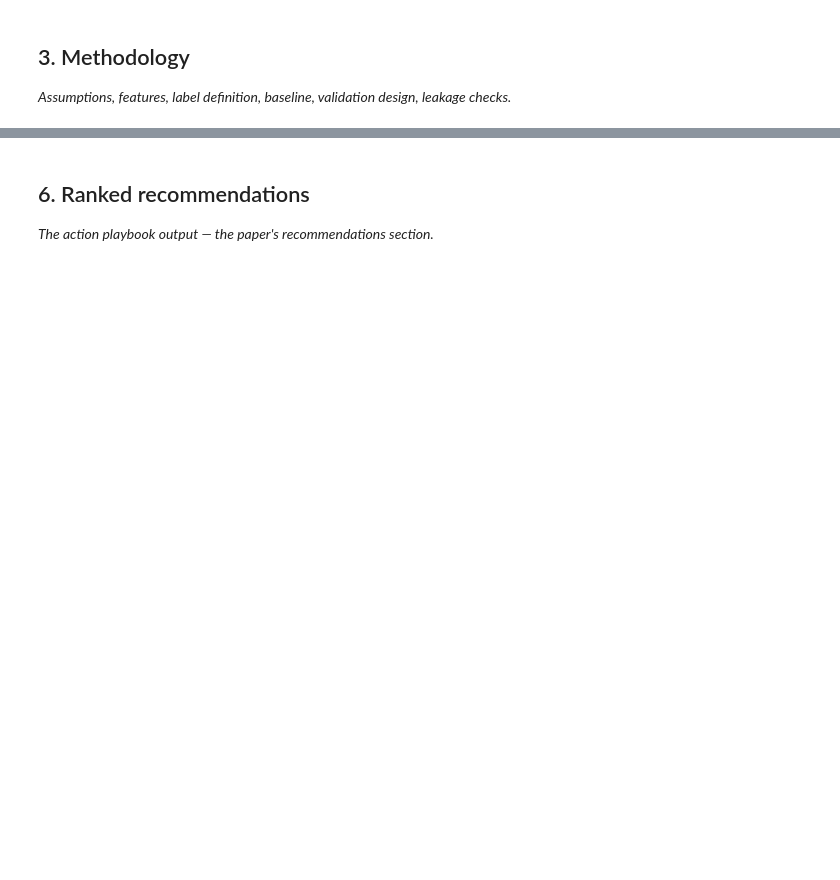
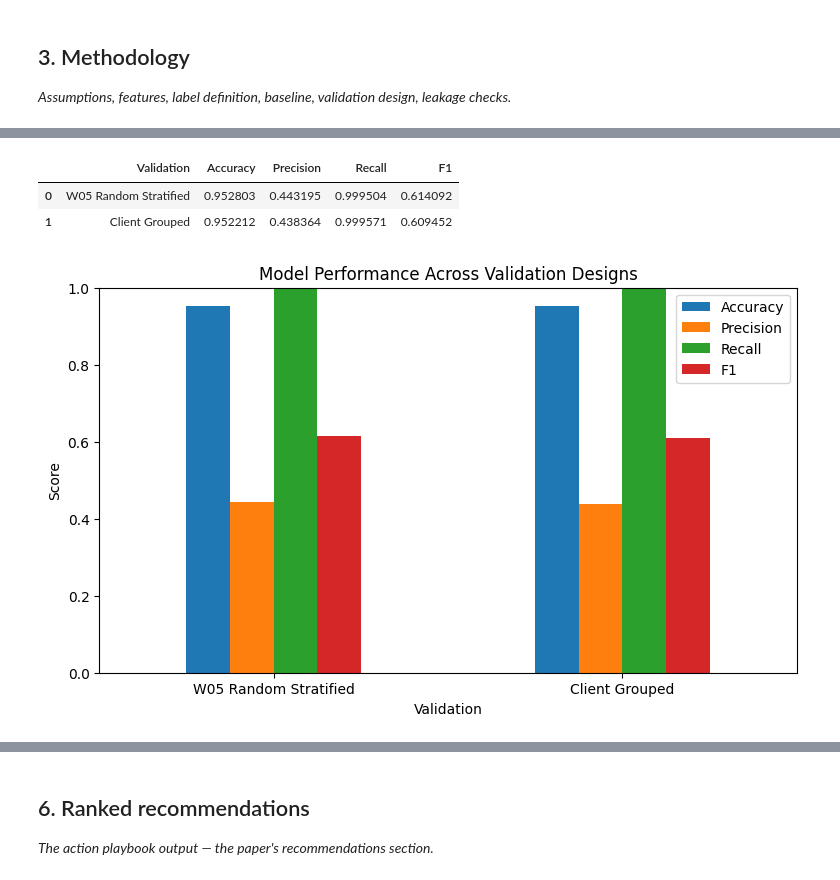
Before and after one commit to pathakadithi/flyrank-ml-internship, a Jupyter notebook: work/notebooks/capstone.ipynb, the cells around one changed output, grey strips where cells are left out. Saved outputs shown, nothing was run; the diff lists cells and outputs as text; code cells hidden in the pictures; blank space fills up the shorter version.

```diff
--- a/work/notebooks/capstone.ipynb
+++ b/work/notebooks/capstone.ipynb
@@ -423,0 +240,47 @@ KeyboardInterrupt:
+# %%
+comparison = pd.DataFrame({
+    "Validation": [
+        "W05 Random Stratified",
+        "Client Grouped"
+    ],
+    "Accuracy": [
+        0.952803,
+        0.952212
+    ],
+    "Precision": [
+        0.443195,
+        0.438364
+    ],
+    "Recall": [
+        0.999504,
+        0.999571
+    ],
+    "F1": [
+        0.614092,
+        0.609452
+    ]
+})
+
+display(comparison)
+# %% [output]
+|  | Validation | Accuracy | Precision | Recall | F1 |
+| 0 | W05 Random Stratified | 0.952803 | 0.443195 | 0.999504 | 0.614092 |
+| 1 | Client Grouped | 0.952212 | 0.438364 | 0.999571 | 0.609452 |
+# %%
+import matplotlib.pyplot as plt
+
+comparison_plot = comparison.set_index("Validation")
+
+comparison_plot[["Accuracy", "Precision", "Recall", "F1"]].plot(
+    kind="bar",
+    figsize=(9, 5)
+)
+
+plt.ylim(0, 1)
+plt.ylabel("Score")
+plt.title("Model Performance Across Validation Designs")
+plt.xticks(rotation=0)
+plt.legend()
+plt.show()
+# %% [output]
+[figure, added]
```
Also changed, not shown: parts of 40 cells of this notebook.
